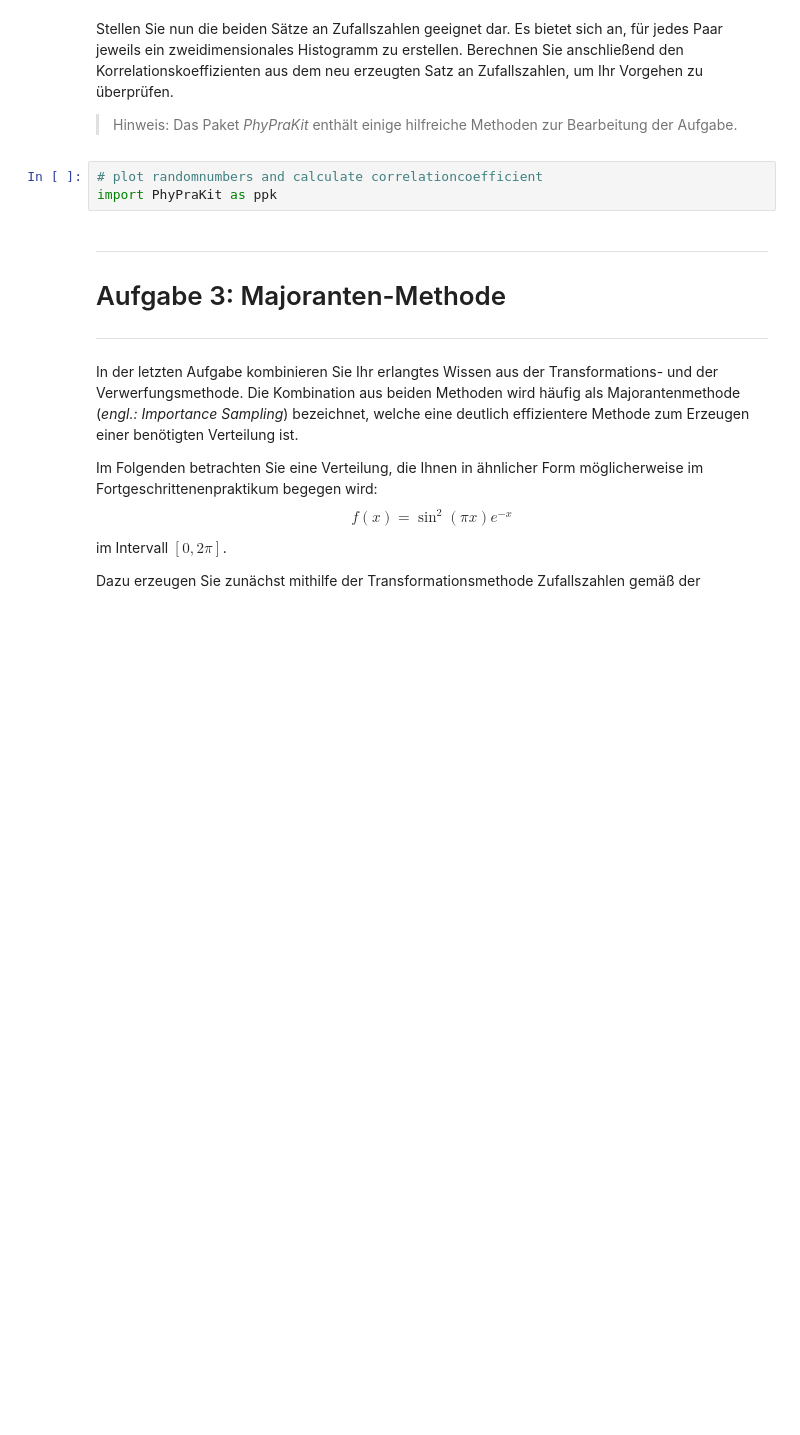
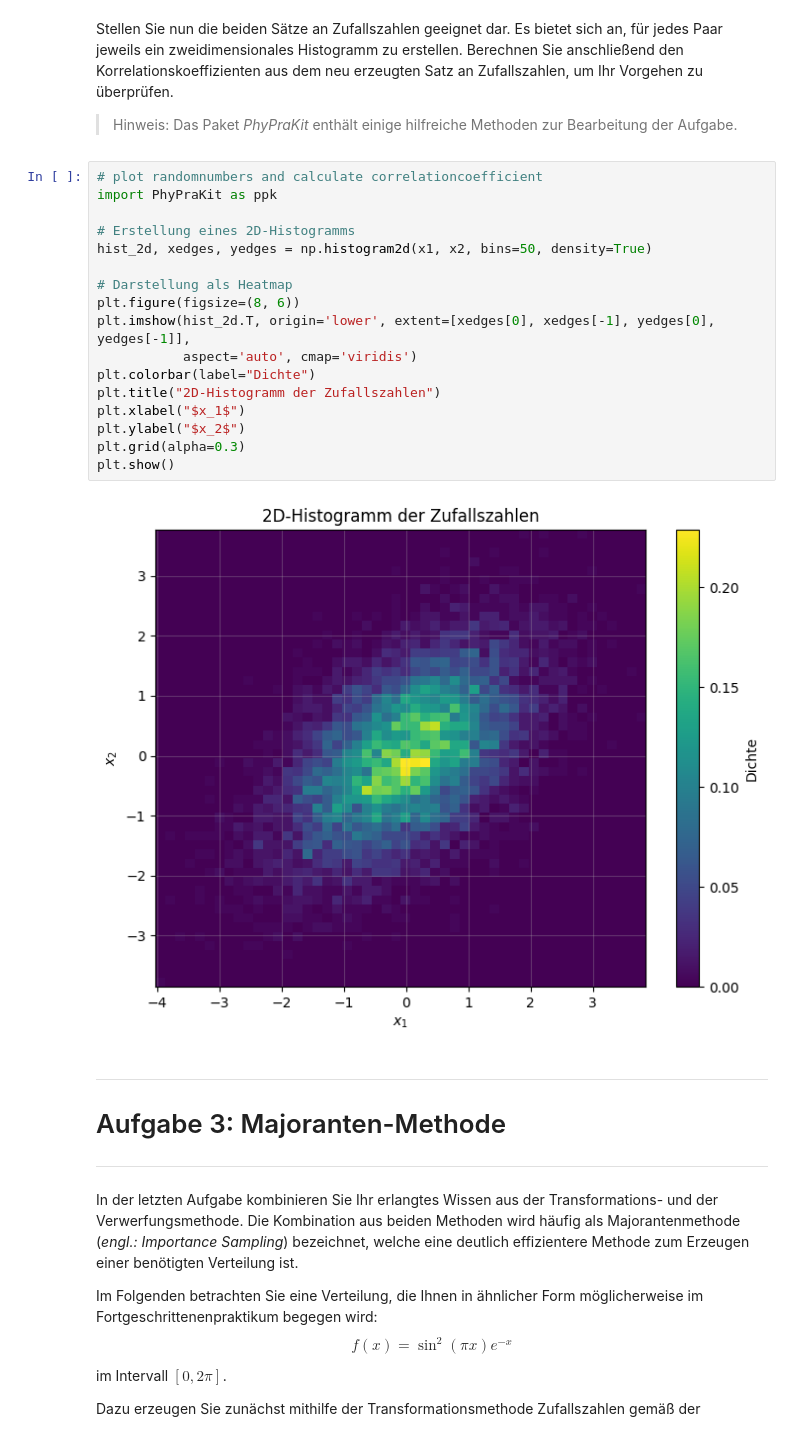
Before and after one commit to AlFa-Tier/Uni_codes, a Jupyter notebook: Stat. Datenauswertung/AufgabenBlätter/Blatt02.ipynb, the cells around one changed output. Drawn from its saved outputs; the diff is of its cells as text; blank space fills up the shorter version.

```diff
--- a/Stat. Datenauswertung/AufgabenBlätter/Blatt02.ipynb
+++ b/Stat. Datenauswertung/AufgabenBlätter/Blatt02.ipynb
@@ -203,9 +258,25 @@ Erzeugen Sie zwei Sätze aus 10'000 standard-normalverteilten Zufallszahlen $\ve
 # %% [markdown]
 Stellen Sie nun die beiden Sätze an Zufallszahlen geeignet dar. Es bietet sich an, für jedes Paar jeweils ein zweidimensionales Histogramm zu erstellen. Berechnen Sie anschließend den Korrelationskoeffizienten aus dem neu erzeugten Satz an Zufallszahlen, um Ihr Vorgehen zu überprüfen.
 > Hinweis: Das Paket *PhyPraKit* enthält einige hilfreiche Methoden zur Bearbeitung der Aufgabe.
-# %%
-# plot randomnumbers and calculate correlationcoefficient
-import PhyPraKit as ppk
+# %%
+# plot randomnumbers and calculate correlationcoefficient
+import PhyPraKit as ppk
+
+# Erstellung eines 2D-Histogramms
+hist_2d, xedges, yedges = np.histogram2d(x1, x2, bins=50, density=True)
+
+# Darstellung als Heatmap
+plt.figure(figsize=(8, 6))
+plt.imshow(hist_2d.T, origin='lower', extent=[xedges[0], xedges[-1], yedges[0], yedges[-1]],
+           aspect='auto', cmap='viridis')
+plt.colorbar(label="Dichte")
+plt.title("2D-Histogramm der Zufallszahlen")
+plt.xlabel("$x_1$")
+plt.ylabel("$x_2$")
+plt.grid(alpha=0.3)
+plt.show()
+# %% [output]
+[figure, added]
 # %% [markdown]
 ---
 # Aufgabe 3: Majoranten-Methode <a id="Aufgabe3"></a>
```
Also changed, not shown: parts of 8 cells of this notebook, 1 other file.
